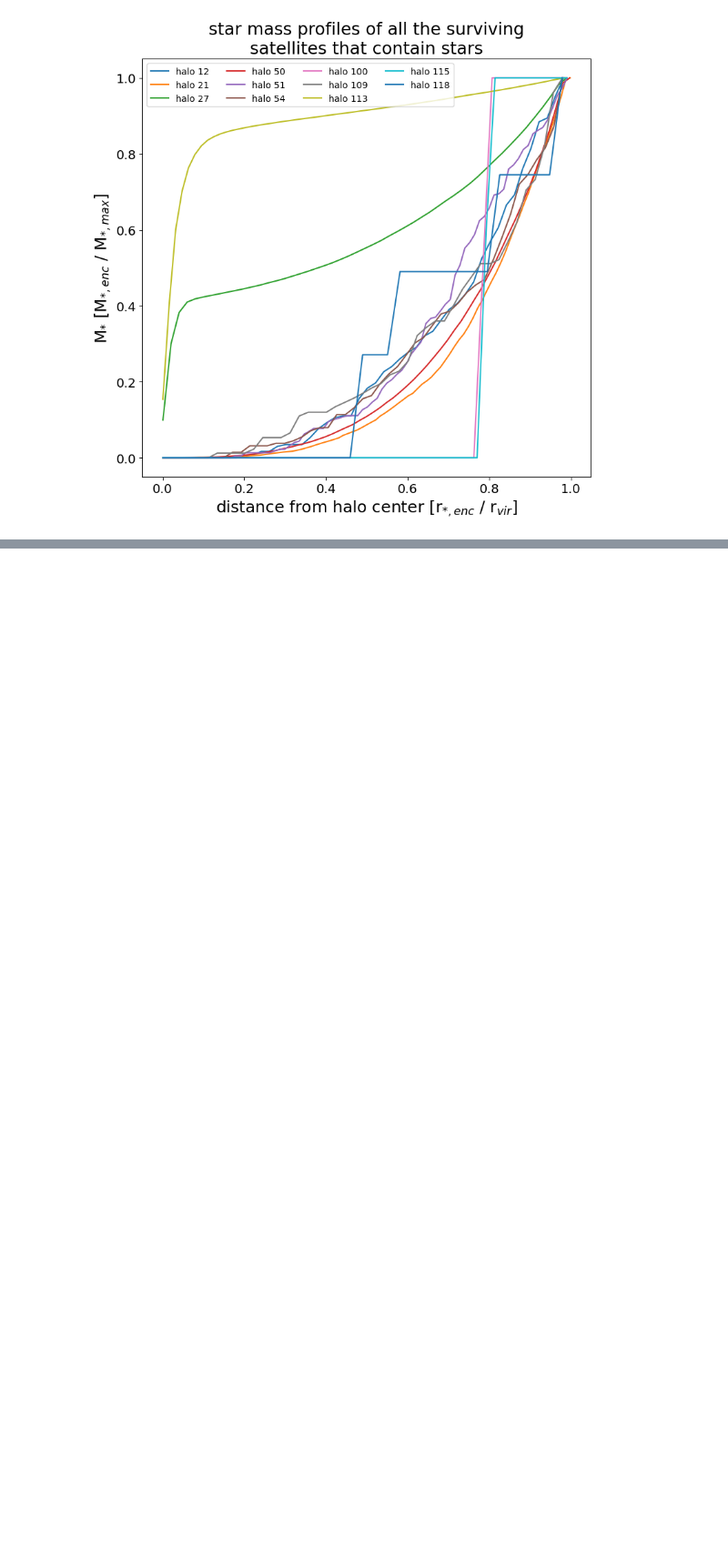
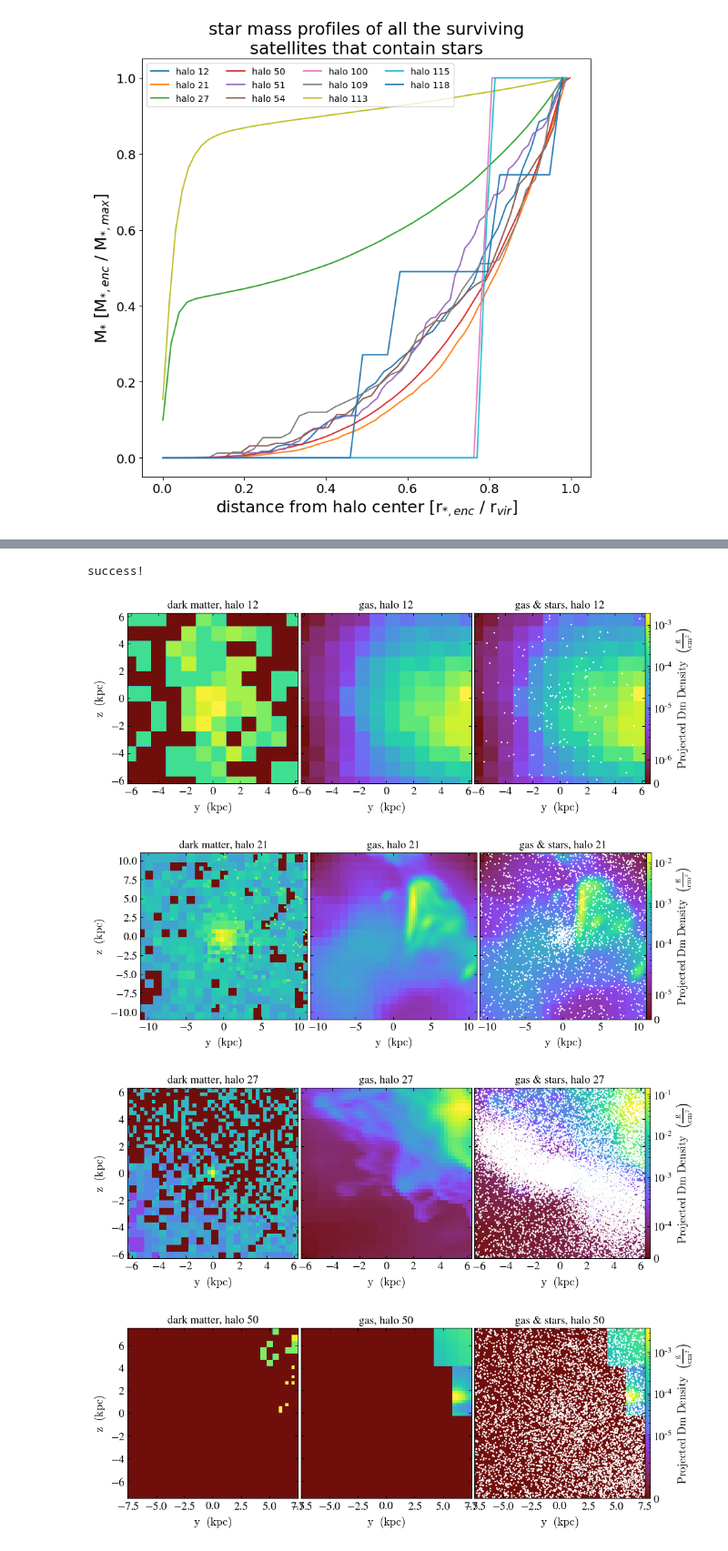
Before and after one commit to nguyenbinh1612/STScI_Summer2022, a Jupyter notebook: halos_surviving.ipynb, the cells around one changed output, grey strips where cells are left out. Shown at 91% size. Drawn from its saved outputs; the diff is of its cells as text; code cells hidden in the pictures; blank space fills up the shorter version.

```diff
--- a/halos_surviving.ipynb
+++ b/halos_surviving.ipynb
@@ -623,0 +550,49 @@ success!
+# %%
+for idx in range(np.size(starry)):
+
+    fig = plt.figure()
+
+    grid = AxesGrid(
+        fig,
+        (0.05, 0.05, 0.85, 0.85),
+        nrows_ncols=(1, 3),
+        axes_pad=0.05,
+        label_mode="L",
+        share_all=True,
+        cbar_location="right",
+        cbar_mode="single",
+        cbar_size="3%",
+        cbar_pad="0%"
+    )
+
+    fields = [
+        ("deposit", "DM_density"),
+        ("gas", "density"),
+        ("gas", "density"),
+    ]
+
+    subtitles=['dark matter', 'gas', 'gas & stars']
+
+    for i, fields in enumerate(fields):
+        # Load the data and create a single plot
+        p = yt.ProjectionPlot(ds, "x", fields, center=starry_cen[idx], \
+                              width=starry_rvir[idx], data_source=starry_spheres[idx], fontsize=14)
+
+        # This forces the ProjectionPlot to redraw itself on the AxesGrid axes.
+        plot = p.plots[fields]
+        plot.figure = fig
+        plot.axes = grid[i].axes
+        plot.cax = grid.cbar_axes[i]
+        p.annotate_title(subtitles[i] + ', halo ' + str(starry[idx]))
+        p.set_minorticks("all", False)
+        if i == 2:
+            p.annotate_particles(starry_rvir[idx], marker='o', col='white', p_size=4)
+
+        # Finally, this actually redraws the plot.
+        p._setup_plots()
+
+    file_name = 'plots/LDB_projections_' + str(starry[idx]) + '.png'
+    plt.savefig(file_name, bbox_inches='tight')
+
+print('success!')
+# %% [output]
@@ -623,0 +616,5 @@ success!
+success!
+[figure, added]
+[figure, added]
+[figure, added]
+[figure, added]
```
Also changed, not shown: parts of 4 cells of this notebook, 11 other files.
